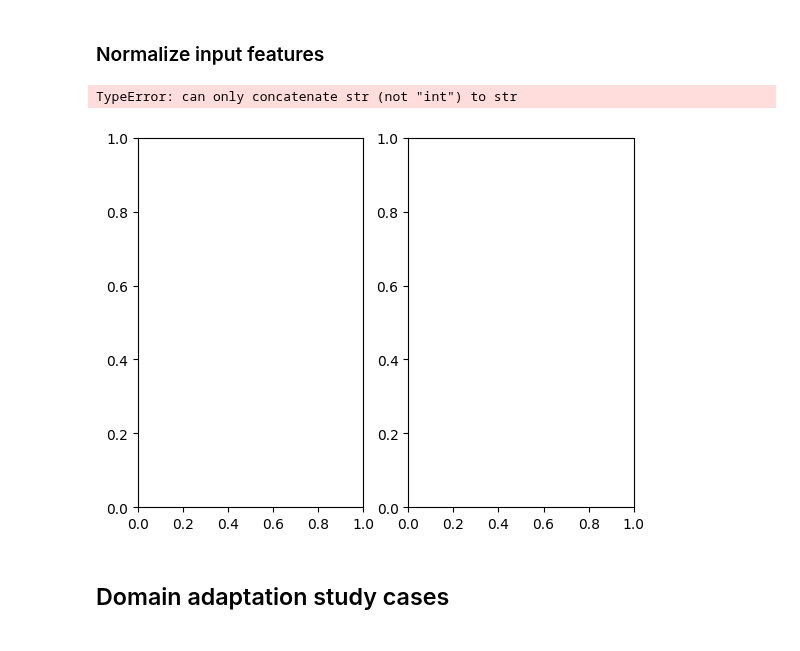
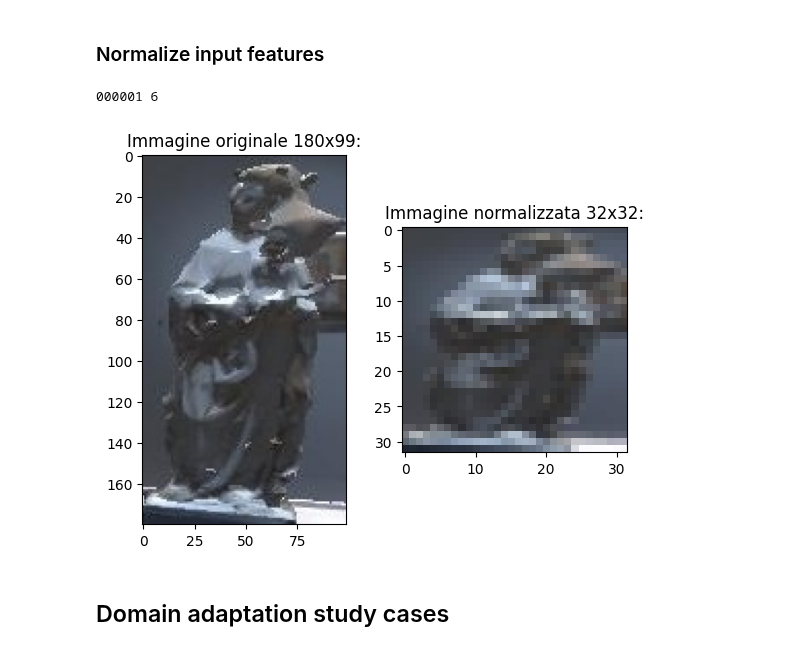
Before and after one commit to wredan/deep-learning-project, a Jupyter notebook: domain_adapt_notebook.ipynb, the cells around one changed output. Cells and saved outputs as stored; diff of their text form; code cells hidden in the pictures.

```diff
--- a/domain_adapt_notebook.ipynb
+++ b/domain_adapt_notebook.ipynb
@@ -346,7 +200,7 @@ class CulturalSiteDataModule(pl.LightningDataModule):
         self.dataset_type = dataset_type
         self.transform = transforms.Compose([
             transforms.ToTensor(),
-            transforms.Normalize((0.5, 0.5, 0.5), (0.5, 0.5, 0.5))
+            transforms.Normalize((0.5, 0.5, 0.5), (0.5, 0.5, 0.5)) # Todo: controllare questa normalizzazione (zero mean normalizzation)
         ])
         self.num_classes = num_classes
         self.cultural_site_train = None
@@ -362,7 +216,10 @@ class CulturalSiteDataModule(pl.LightningDataModule):
         # Assign train/val datasets for use in dataloaders
         if stage == CulturalSiteDataModule.FIT_STAGE or stage == CulturalSiteDataModule.ALL_STAGE:
             self.cultural_site_train = CulturalSiteDataset(dataset_stage=CulturalSiteDataset.TRAIN, dataset_type=self.dataset_type, transform=self.transform)
-            self.cultural_site_val = CulturalSiteDataset(dataset_stage=CulturalSiteDataset.VALIDATION, dataset_type=self.dataset_type, transform=self.transform)
+            if self.dataset_type == CulturalSiteDataModule.SYNTHETIC_DATASET:
+                self.cultural_site_val = CulturalSiteDataset(dataset_stage=CulturalSiteDataset.VALIDATION, dataset_type=self.dataset_type, transform=self.transform)
+            else:
+                self.cultural_site_val = CulturalSiteDataset(dataset_stage=CulturalSiteDataset.TEST, dataset_type=self.dataset_type, transform=self.transform)
 
         # Assign test dataset for use in dataloader(s)
         if stage == CulturalSiteDataModule.TEST_STAGE or stage == CulturalSiteDataModule.ALL_STAGE:
@@ -423,10 +280,10 @@ class CulturalSiteDataModule(pl.LightningDataModule):
 # %% [markdown]
 ### Dataset Pre Analysis
 # %%
-dm = CulturalSiteDataModule(batch_size=16, dataset_type=CulturalSiteDataModule.SYNTHETIC_DATASET, num_classes=16) # todo: istanziare CulturalSiteDataset, preparare i dati
+dm = CulturalSiteDataModule(batch_size=32, dataset_type=CulturalSiteDataModule.SYNTHETIC_DATASET, num_classes=16) # todo: istanziare CulturalSiteDataset, preparare i dati
 # To access the x_dataloader we need to call prepare_data and setup.
 dm.prepare_data()
-dm.setup(CulturalSiteDataModule.FIT_STAGE)
+dm.setup(CulturalSiteDataModule.ALL_STAGE)
 # %% [output]
 Classification dataset found.
 # %%
@@ -519,9 +415,10 @@ len:  14342
 # %%
 dm.normalize_train()
 dm.normalize_val()
+dm.normalize_test()
 # %% [output]
-TypeError: can only concatenate str (not "int") to str
+000001 6
-[figure, old version]
+[figure, new version]
 # %% [markdown]
 ## Domain adaptation study cases
 # %% [markdown]
```
Also changed, not shown: parts of 19 cells of this notebook.
